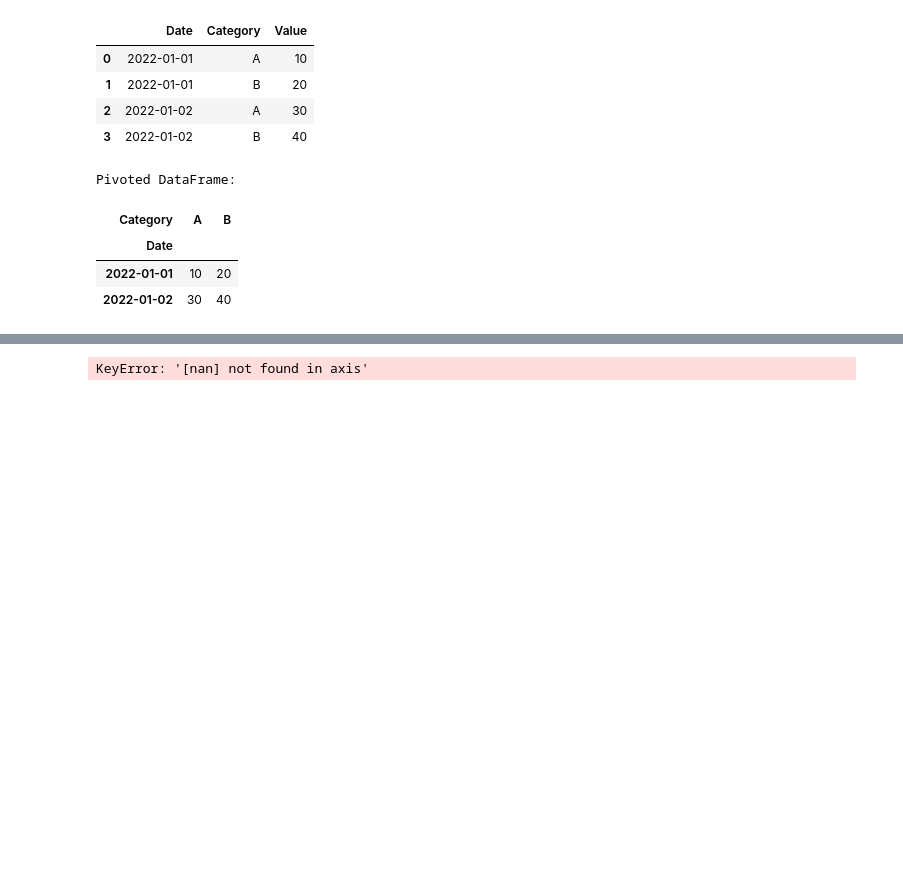
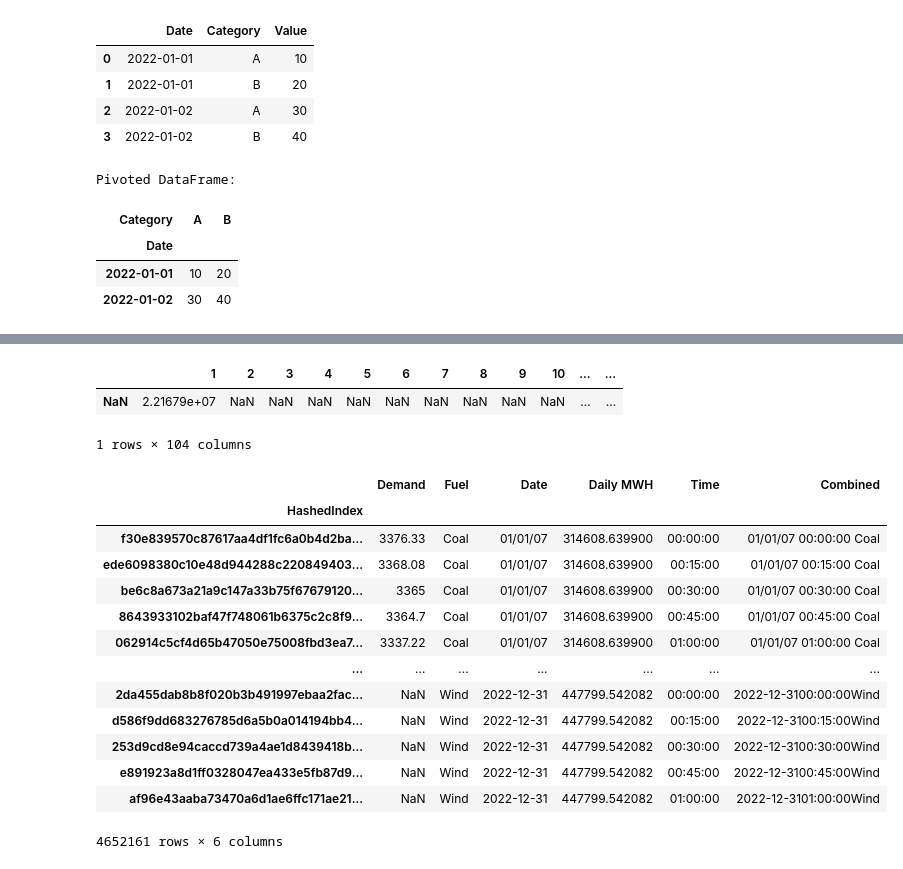
Before and after one commit to mustang-lexie/MSDS_6120_Capstone_ARW_LEXIE, a Jupyter notebook: testing.ipynb, the cells around one changed output, grey strips where cells are left out. Drawn from its saved outputs; the diff is of its cells as text; code cells hidden in the pictures; blank space fills up the shorter version.

```diff
--- a/testing.ipynb
+++ b/testing.ipynb
@@ -278,6 +372,17 @@ fuel_year
 # Define a hash function using hashlib.sha256
 def hash_value(value):
     return hashlib.sha256(value.encode()).hexdigest()
+# %%
+null_index = fuel_year.index.isnull()
+
+# Filter the DataFrame to only include rows with a null index
+rows_with_null_index = fuel_year[null_index]
+
+rows_with_null_index
+# %% [output]
+|  | 1 | 2 | 3 | 4 | 5 | 6 | 7 | 8 | 9 | 10 | ... | ... |
+| NaN | 2.21679e+07 | NaN | NaN | NaN | NaN | NaN | NaN | NaN | NaN | NaN | ... | ... |
+1 rows × 104 columns
 # %%
 
 
@@ -306,33 +411,46 @@ for index, row in fuel_year.iterrows():
 
         # Reset the index to ensure that index 0 is present in the columns
         transposed_df.reset_index(drop=True, inplace=True)
         transposed_df.rename(columns={transposed_df.columns[0]: 'Demand'}, inplace=True)
         MWH = transposed_df.loc[0, 'Demand']
         transposed_df['Daily MWH'] = MWH
         # Drop the first row of the DataFrame
         transposed_df.drop(transposed_df.index[0], inplace=True)
 
         # Reset the index after dropping the first row
         transposed_df.reset_index(drop=True, inplace=True)
 
         transposed_df['Time'] = pd.to_datetime(transposed_df['Date']) + pd.to_timedelta((transposed_df.groupby('Date').cumcount() * 15), unit='minutes')
         transposed_df['Time'] = transposed_df['Time'].dt.time
 
 
         # Combine 'Date', 'Time', and 'Fuel' columns to create a new column 'Combined'
-        transposed_df['Combined'] = transposed_df['Date'] + transposed_df['Time'].astype(str) + transposed_df['Fuel']
+        transposed_df['Combined'] = transposed_df['Date'].astype(str) + transposed_df['Time'].astype(str) + transposed_df['Fuel'].astype(str)
         # Apply the hash function to the 'Combined' column to create a new column 'HashedIndex'
         transposed_df['HashedIndex'] = transposed_df['Combined'].apply(hash_value)
 
         # Set the 'HashedIndex' column as the DataFrame index
         transposed_df.set_index('HashedIndex', inplace=True)
 
         full_data = full_data.append(transposed_df, ignore_index=False)
 
 
 #transposed_df
 full_data
 #transposed_row
 # %% [output]
+|  | Demand | Fuel | Date | Daily MWH | Time | Combined |
+| HashedIndex |  |  |  |  |  |  |
+| f30e839570c87617aa4df1fc6a0b4d2ba... | 3376.33 | Coal | 01/01/07 | 314608.639900 | 00:00:00 | 01/01/07 00:00:00 Coal |
+| ede6098380c10e48d944288c220849403... | 3368.08 | Coal | 01/01/07 | 314608.639900 | 00:15:00 | 01/01/07 00:15:00 Coal |
+| be6c8a673a21a9c147a33b75f67679120... | 3365 | Coal | 01/01/07 | 314608.639900 | 00:30:00 | 01/01/07 00:30:00 Coal |
+| 8643933102baf47f748061b6375c2c8f9... | 3364.7 | Coal | 01/01/07 | 314608.639900 | 00:45:00 | 01/01/07 00:45:00 Coal |
+| 062914c5cf4d65b47050e75008fbd3ea7... | 3337.22 | Coal | 01/01/07 | 314608.639900 | 01:00:00 | 01/01/07 01:00:00 Coal |
+| ... | ... | ... | ... | ... | ... | ... |
+| 2da455dab8b8f020b3b491997ebaa2fac... | NaN | Wind | 2022-12-31 | 447799.542082 | 00:00:00 | 2022-12-3100:00:00Wind |
+| d586f9dd683276785d6a5b0a014194bb4... | NaN | Wind | 2022-12-31 | 447799.542082 | 00:15:00 | 2022-12-3100:15:00Wind |
+| 253d9cd8e94caccd739a4ae1d8439418b... | NaN | Wind | 2022-12-31 | 447799.542082 | 00:30:00 | 2022-12-3100:30:00Wind |
+| e891923a8d1ff0328047ea433e5fb87d9... | NaN | Wind | 2022-12-31 | 447799.542082 | 00:45:00 | 2022-12-3100:45:00Wind |
+| af96e43aaba73470a6d1ae6ffc171ae21... | NaN | Wind | 2022-12-31 | 447799.542082 | 01:00:00 | 2022-12-3101:00:00Wind |
-KeyError: '[nan] not found in axis'
+4652161 rows × 6 columns
 # %%
```
Also changed, not shown: parts of 4 cells of this notebook, 1 other file.
